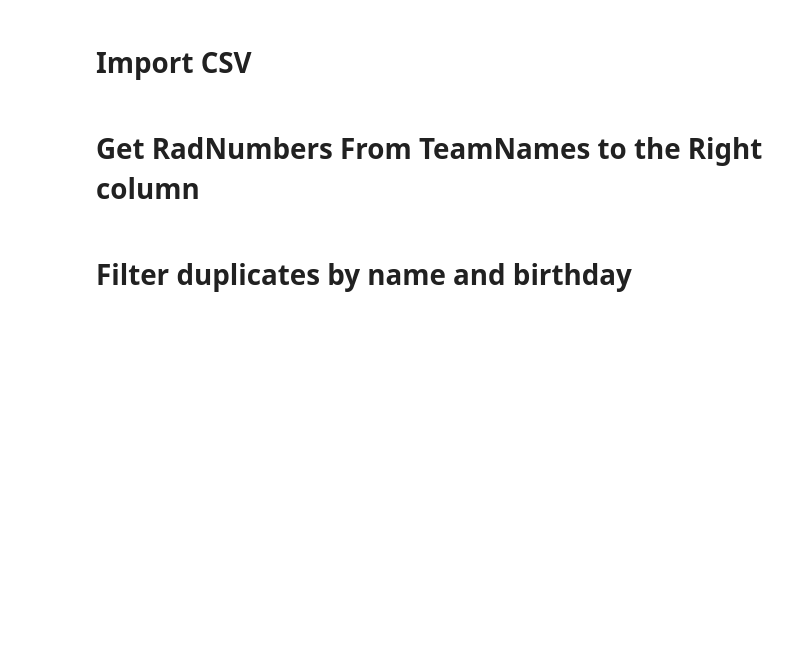
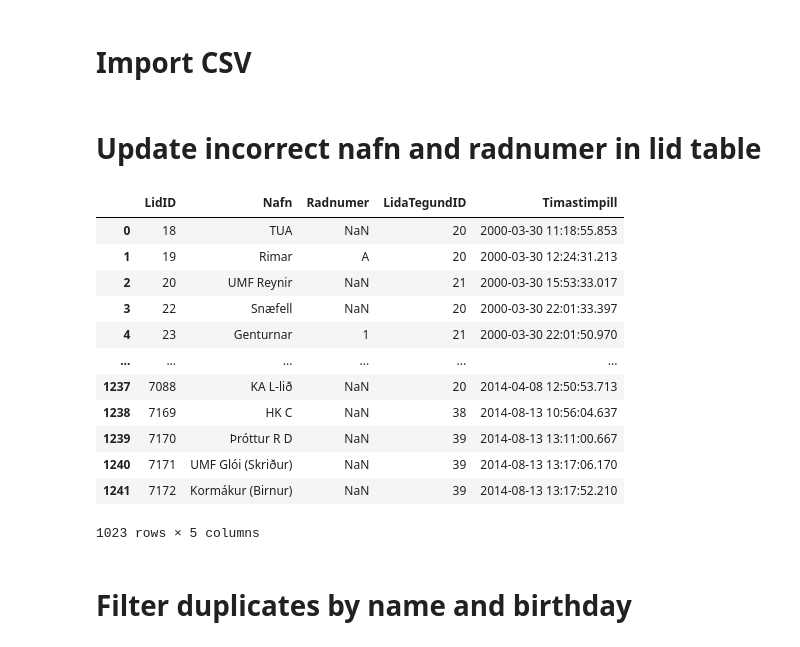
Before and after one commit to fabingithub/BigDataProject_Fabien, a Jupyter notebook: main.ipynb, the cells around one changed output. Drawn from its saved outputs; the diff is of its cells as text; code cells hidden in the pictures; blank space fills up the shorter version.

```diff
--- a/main.ipynb
+++ b/main.ipynb
@@ -47,2 +36,0 @@ duplicated_fdagur_kyn_einstaklingar = einstaklingar[einstaklingar.duplicated(sub
-# %% [markdown]
-# Get RadNumbers From TeamNames to the Right column
@@ -49,3 +47,5 @@ duplicated_fdagur_kyn_einstaklingar = einstaklingar[einstaklingar.duplicated(sub
+# %% [markdown]
+# Update incorrect nafn and radnumer in lid table
 # %%
 lid_updated = lid
 def correctRadNumbersFromEntries(array):
@@ -69,4 +69,20 @@ def correctRadNumbersFromEntries(array):
 
 # call def
 correctRadNumbersFromEntries(lid)
+# %%
+lid_updated
+# %% [output]
+|  | LidID | Nafn | Radnumer | LidaTegundID | Timastimpill |
+| 0 | 18 | TUA | NaN | 20 | 2000-03-30 11:18:55.853 |
+| 1 | 19 | Rimar | A | 20 | 2000-03-30 12:24:31.213 |
+| 2 | 20 | UMF Reynir | NaN | 21 | 2000-03-30 15:53:33.017 |
+| 3 | 22 | Snæfell | NaN | 20 | 2000-03-30 22:01:33.397 |
+| 4 | 23 | Genturnar | 1 | 21 | 2000-03-30 22:01:50.970 |
+| ... | ... | ... | ... | ... | ... |
+| 1237 | 7088 | KA L-lið | NaN | 20 | 2014-04-08 12:50:53.713 |
+| 1238 | 7169 | HK C | NaN | 38 | 2014-08-13 10:56:04.637 |
+| 1239 | 7170 | Þróttur R D | NaN | 39 | 2014-08-13 13:11:00.667 |
+| 1240 | 7171 | UMF Glói (Skriður) | NaN | 39 | 2014-08-13 13:17:06.170 |
+| 1241 | 7172 | Kormákur (Birnur) | NaN | 39 | 2014-08-13 13:17:52.210 |
+1023 rows × 5 columns
 # %%
```
Also changed, not shown: parts of 11 cells of this notebook.
